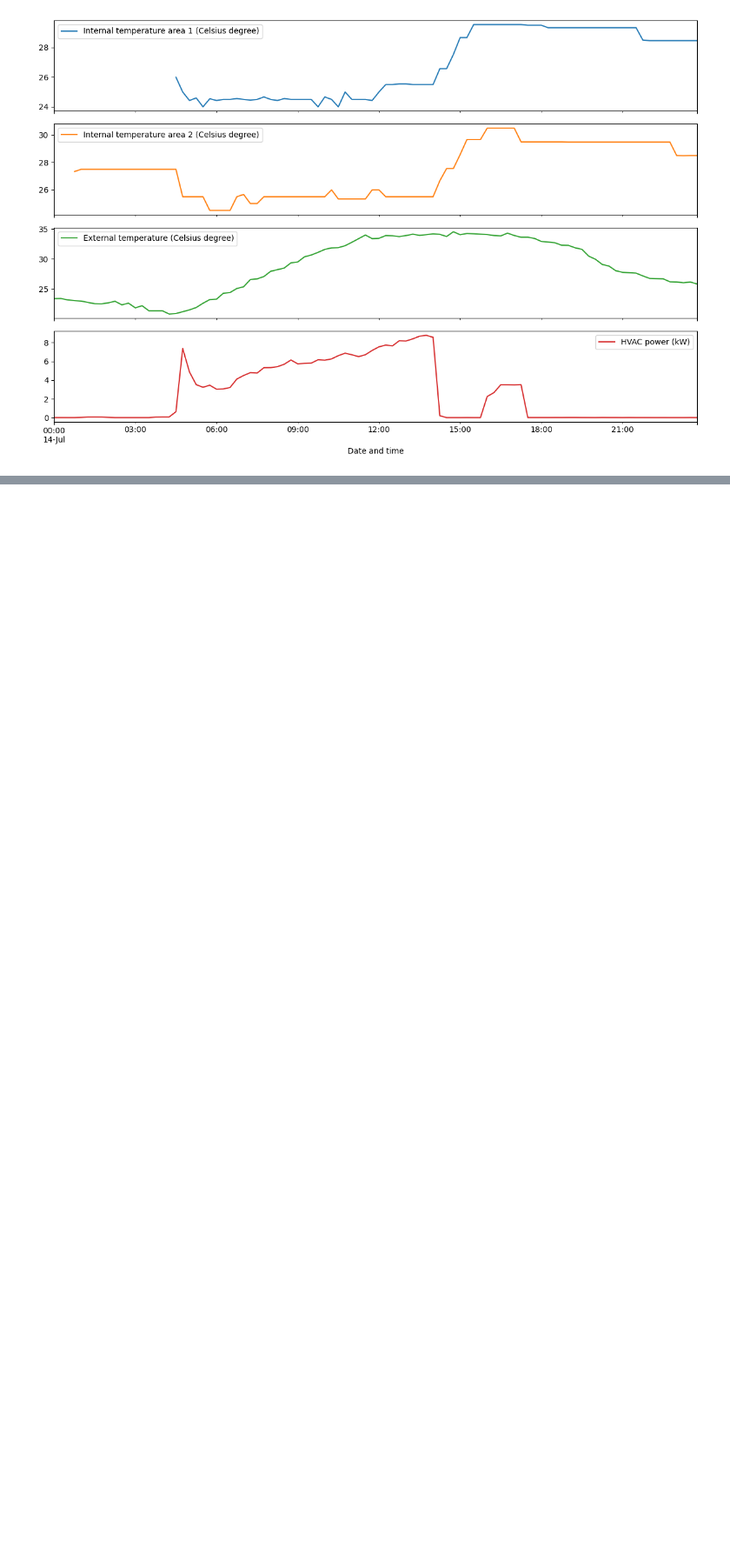
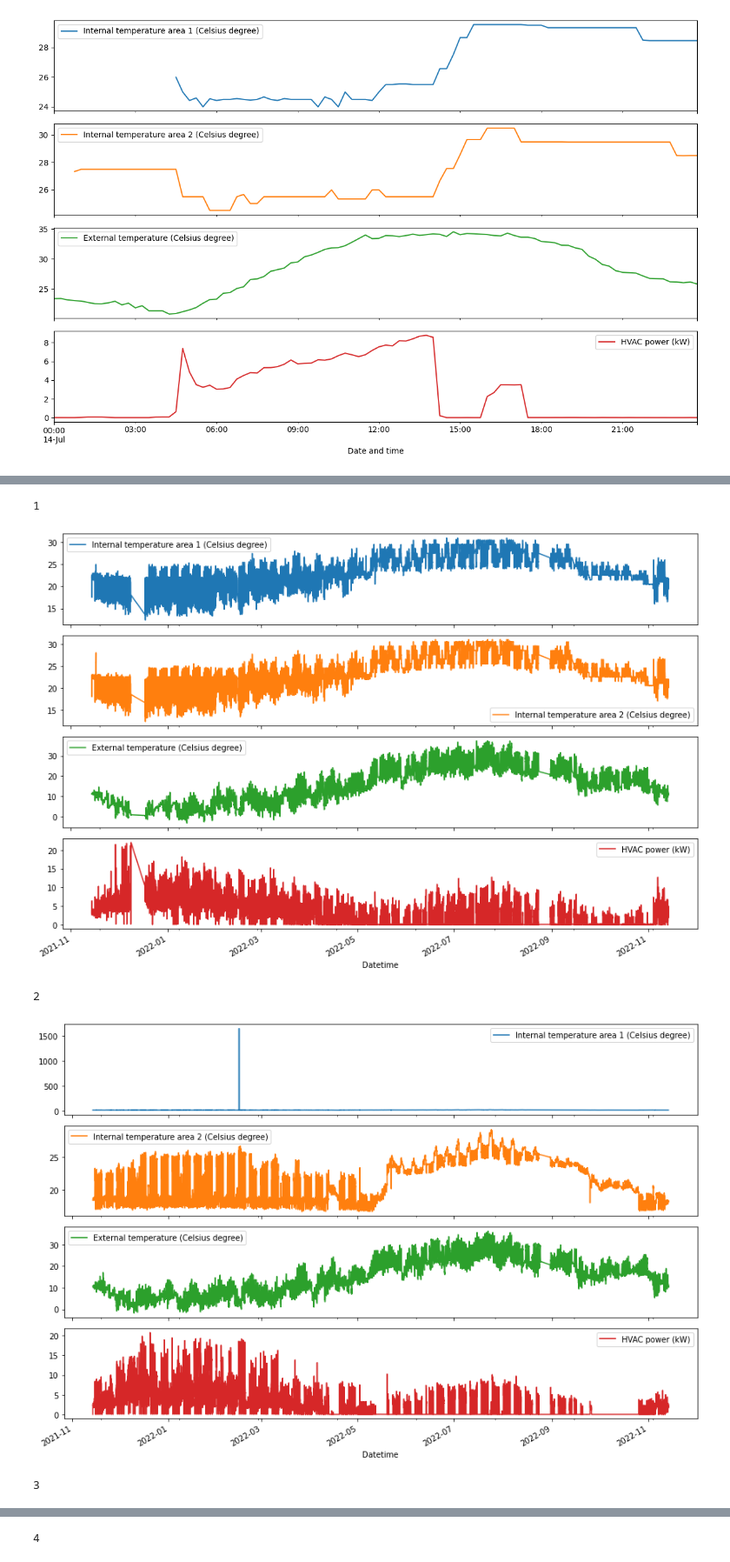
Before and after one commit to vedovati-matteo/noi_hack_SEC, a Jupyter notebook: data_test.ipynb, the cells around one changed output, grey strips where cells are left out. Shown at 87% size. Drawn from its saved outputs; the diff is of its cells as text; code cells hidden in the pictures; blank space fills up the shorter version.

```diff
--- a/data_test.ipynb
+++ b/data_test.ipynb
@@ -125,0 +220,44 @@ print(df)
+# %%
+for i in range(1,6):
+    print(i)
+    df = pd.read_csv(f"datasets/building_{i}_year.csv", sep=';')
+
+    # Split Date and Time
+    df['Date and time'] = df['Date and time'].astype(str)
+    df[['Date', 'Time']] = df['Date and time'].str.split(' ', expand=True)
+    df = df.drop('Date and time', axis=1)
+
+    # Count if there are NaN inside rows
+    nan_date = check_nan_per_day(df)
+    df_nan_date = nan_date[nan_date['any_nan'] == True]['Date']
+
+    # Count if there are missing measurements
+    measurement_date_under96 = count_measurements_per_day(df)
+    df_date_to_remove = pd.concat([df_nan_date, measurement_date_under96], ignore_index=True)
+    #print(f'building_{i}_year')
+    #print(df_date_to_remove)
+
+    # Save inside CSV
+    df = df[~df['Date'].isin(df_date_to_remove)]
+    df = df.drop(columns='has_nan')
+    df.to_csv(f"datasets/building_{i}_clean.csv", index=False, sep=";")
+
+    # Typing as float
+    df['Internal temperature area 1 (Celsius degree)'] = df['Internal temperature area 1 (Celsius degree)'].str.replace(',', '.').astype(float)
+    df['Internal temperature area 2 (Celsius degree)'] = df['Internal temperature area 2 (Celsius degree)'].str.replace(',', '.').astype(float)
+    df['HVAC power (kW)'] = df['HVAC power (kW)'].str.replace(',', '.').astype(float)
+    df['External temperature (Celsius degree)'] = df['External temperature (Celsius degree)'].str.replace(',', '.').astype(float)
+
+    # Plot entire dataset
+    df['Datetime'] = pd.to_datetime(df['Date'] + ' ' + df['Time'], format="%d/%m/%Y %H:%M:%S")
+    df.set_index('Datetime', inplace=True)
+    df = df.drop(['Date', 'Time'], axis=1)
+    df.plot(subplots=True, figsize=(12, 8))
+    plt.tight_layout()
+    plt.show()
+# %% [output]
+1
+[figure, added]
+2
+[figure, added]
+3
@@ -125,0 +265 @@ print(df)
+4
```
Also changed, not shown: parts of 15 cells of this notebook, 5 other files.
